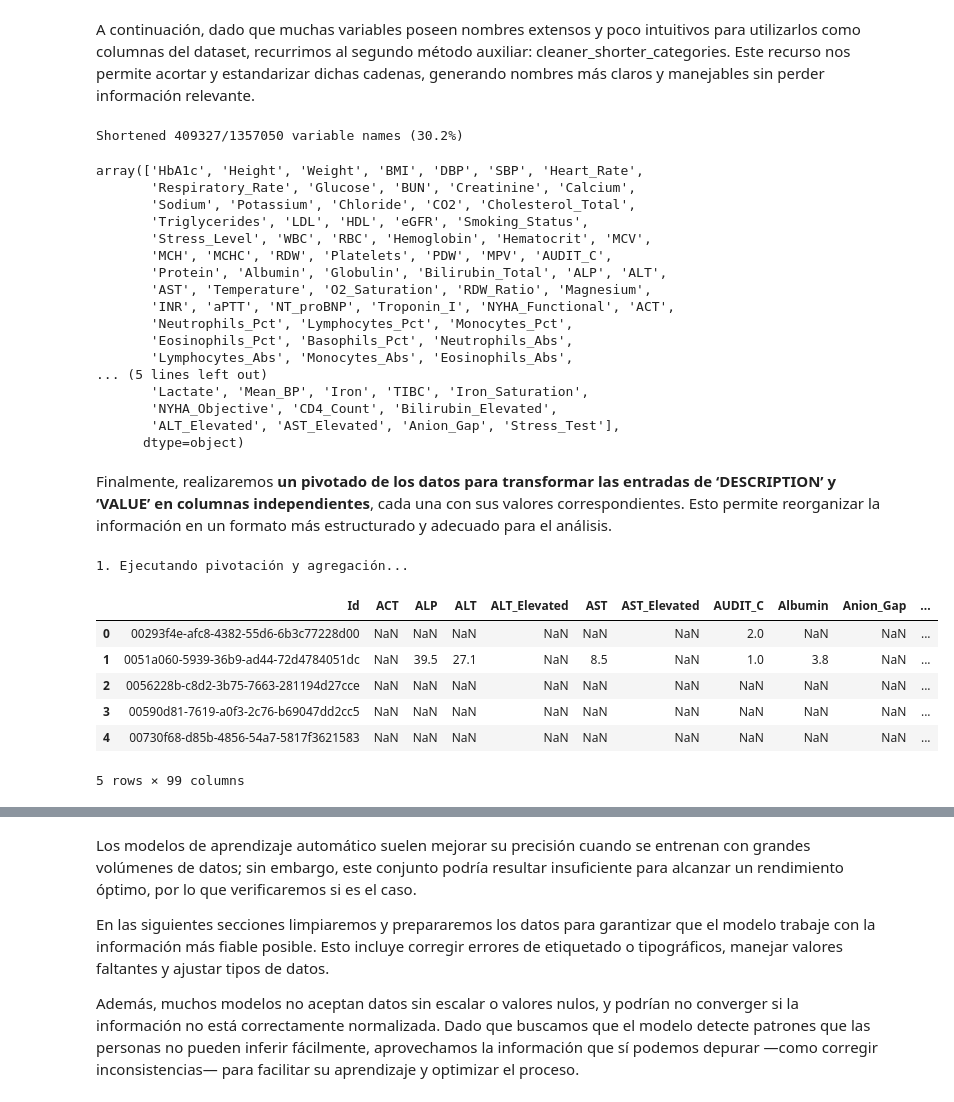
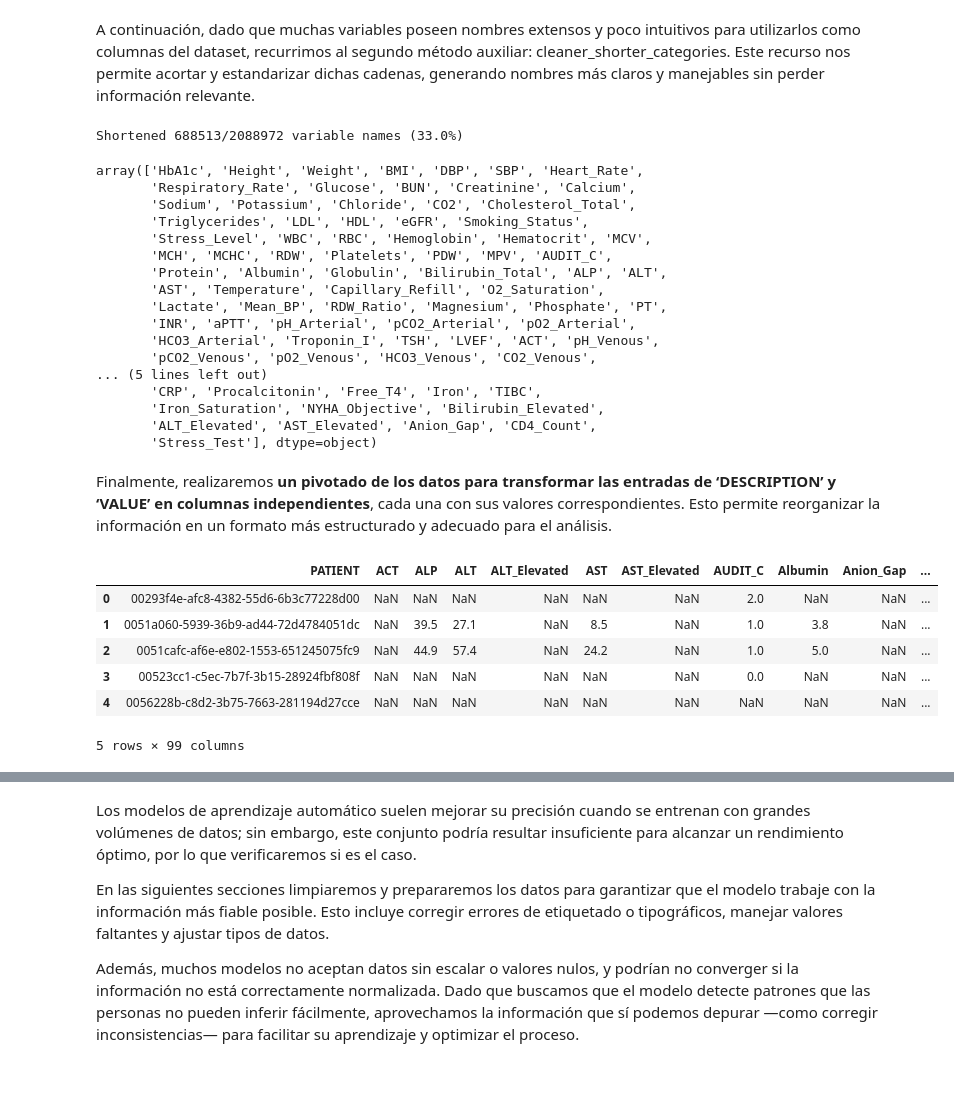
Before and after one commit to anavagi/anticoagulant-patology-analysis, a Jupyter notebook: Exploration_and_Classification.ipynb, the cells around one changed output, grey strips where cells are left out. Saved outputs shown, nothing was run; the diff lists cells and outputs as text; code cells hidden in the pictures.

```diff
--- a/Exploration_and_Classification.ipynb
+++ b/Exploration_and_Classification.ipynb
@@ -346,12 +307,12 @@ Al quedarnos solo con estas categorías y métricas específicas, garantizamos q
 # %%
 
 # Diagnostico de las categorias existentes
-diagnose_category_match(df_patients_observations, 'urinalysis', column='DESCRIPTION')
+diagnose_category_match(df_observations, 'urinalysis', column='DESCRIPTION')
 
 # Eliminar valores de categorias concretas
-df_patients_observations = drop_categories(df_patients_observations, ['urinalysis','microbiology','infectious','immunology_allergy','oncology','ophthalmology_imaging','mental_health','social_determinants','demographics','substance_use','administrative','other'], column='DESCRIPTION', fuzzy=True)
+df_observations = drop_categories(df_observations, ['urinalysis','microbiology','infectious','immunology_allergy','oncology','ophthalmology_imaging','mental_health','social_determinants','demographics','substance_use','administrative','other'], column='DESCRIPTION', fuzzy=True)
 
-df_patients_observations['DESCRIPTION'].unique()
+df_observations['DESCRIPTION'].unique()
 # %% [output]
 === Diagnosis for category: urinalysis ===
 Variables in category: 28
@@ -384,15 +345,15 @@ array(['Hemoglobin A1c/Hemoglobin.total in Blood', 'Body Height',
 # %% [markdown]
 A continuación, dado que muchas variables poseen nombres extensos y poco intuitivos para utilizarlos como columnas del dataset, recurrimos al segundo método auxiliar: cleaner_shorter_categories. Este recurso nos permite acortar y estandarizar dichas cadenas, generando nombres más claros y manejables sin perder información relevante.
 # %%
-df_observations_clean = shorten_variable_names(
-    df_patients_observations,
+df_observations = shorten_variable_names(
+    df_observations,
     column='DESCRIPTION',
     inplace=True  # Replace the column
 )
 
-df_patients_observations['DESCRIPTION'].unique()
+df_observations['DESCRIPTION'].unique()
 # %% [output]
-Shortened 409327/1357050 variable names (30.2%)
+Shortened 688513/2088972 variable names (33.0%)
 array(['HbA1c', 'Height', 'Weight', 'BMI', 'DBP', 'SBP', 'Heart_Rate',
        'Respiratory_Rate', 'Glucose', 'BUN', 'Creatinine', 'Calcium',
        'Sodium', 'Potassium', 'Chloride', 'CO2', 'Cholesterol_Total',
@@ -400,39 +361,34 @@ array(['HbA1c', 'Height', 'Weight', 'BMI', 'DBP', 'SBP', 'Heart_Rate',
        'Stress_Level', 'WBC', 'RBC', 'Hemoglobin', 'Hematocrit', 'MCV',
        'MCH', 'MCHC', 'RDW', 'Platelets', 'PDW', 'MPV', 'AUDIT_C',
        'Protein', 'Albumin', 'Globulin', 'Bilirubin_Total', 'ALP', 'ALT',
-       'AST', 'Temperature', 'O2_Saturation', 'RDW_Ratio', 'Magnesium',
-       'INR', 'aPTT', 'NT_proBNP', 'Troponin_I', 'NYHA_Functional', 'ACT',
-       'Neutrophils_Pct', 'Lymphocytes_Pct', 'Monocytes_Pct',
-       'Eosinophils_Pct', 'Basophils_Pct', 'Neutrophils_Abs',
-       'Lymphocytes_Abs', 'Monocytes_Abs', 'Eosinophils_Abs',
+       'AST', 'Temperature', 'Capillary_Refill', 'O2_Saturation',
+       'Lactate', 'Mean_BP', 'RDW_Ratio', 'Magnesium', 'Phosphate', 'PT',
+       'INR', 'aPTT', 'pH_Arterial', 'pCO2_Arterial', 'pO2_Arterial',
+       'HCO3_Arterial', 'Troponin_I', 'TSH', 'LVEF', 'ACT', 'pH_Venous',
+       'pCO2_Venous', 'pO2_Venous', 'HCO3_Venous', 'CO2_Venous',
 ... (5 lines left out)
-       'Lactate', 'Mean_BP', 'Iron', 'TIBC', 'Iron_Saturation',
-       'NYHA_Objective', 'CD4_Count', 'Bilirubin_Elevated',
-       'ALT_Elevated', 'AST_Elevated', 'Anion_Gap', 'Stress_Test'],
-      dtype=object)
+       'CRP', 'Procalcitonin', 'Free_T4', 'Iron', 'TIBC',
+       'Iron_Saturation', 'NYHA_Objective', 'Bilirubin_Elevated',
+       'ALT_Elevated', 'AST_Elevated', 'Anion_Gap', 'CD4_Count',
+       'Stress_Test'], dtype=object)
 # %% [markdown]
 Finalmente, realizaremos **un pivotado de los datos para transformar las entradas de ‘DESCRIPTION’ y ‘VALUE’ en columnas independientes**, cada una con sus valores correspondientes. Esto permite reorganizar la información en un formato más estructurado y adecuado para el análisis.
 # %%
-df_patients_observations_pivot = df_patients_observations.pivot_table(
-    index='Id',
+df_observations_pivot = df_observations.pivot_table(
+    index='PATIENT',
     columns='DESCRIPTION',
     values='VALUE',
     aggfunc='first'
 ).reset_index()
 
-df_patients_observations_pivot = df_patients_observations_pivot.rename_axis(None, axis=1)
+df_observations_pivot = df_observations_pivot.rename_axis(None, axis=1)
 
-
-#Guardaremos los datos pivotados en un nuevo csv
-df_patients_observations_pivot.to_csv('data/df_patients_observations_pivot.csv')
-
-df_patients_observations_pivot.head()
+df_observations_pivot.head()
 # %% [output]
+|  | PATIENT | ACT | ALP | ALT | ALT_Elevated | AST | AST_Elevated | AUDIT_C | Albumin | Anion_Gap | ... |
+| 0 | 00293f4e-afc8-4382-55d6-6b3c77228d00 | NaN | NaN | NaN | NaN | NaN | NaN | 2.0 | NaN | NaN | ... |
+| 1 | 0051a060-5939-36b9-ad44-72d4784051dc | NaN | 39.5 | 27.1 | NaN | 8.5 | NaN | 1.0 | 3.8 | NaN | ... |
+| 2 | 0051cafc-af6e-e802-1553-651245075fc9 | NaN | 44.9 | 57.4 | NaN | 24.2 | NaN | 1.0 | 5.0 | NaN | ... |
+| 3 | 00523cc1-c5ec-7b7f-3b15-28924fbf808f | NaN | NaN | NaN | NaN | NaN | NaN | 0.0 | NaN | NaN | ... |
+| 4 | 0056228b-c8d2-3b75-7663-281194d27cce | NaN | NaN | NaN | NaN | NaN | NaN | NaN | NaN | NaN | ... |
-1. Ejecutando pivotación y agregación...
+5 rows × 99 columns
-|  | Id | ACT | ALP | ALT | ALT_Elevated | AST | AST_Elevated | AUDIT_C | Albumin | Anion_Gap | ... |
-| 0 | 00293f4e-afc8-4382-55d6-6b3c77228d00 | NaN | NaN | NaN | NaN | NaN | NaN | 2.0 | NaN | NaN | ... |
-| 1 | 0051a060-5939-36b9-ad44-72d4784051dc | NaN | 39.5 | 27.1 | NaN | 8.5 | NaN | 1.0 | 3.8 | NaN | ... |
-| 2 | 0056228b-c8d2-3b75-7663-281194d27cce | NaN | NaN | NaN | NaN | NaN | NaN | NaN | NaN | NaN | ... |
-| 3 | 00590d81-7619-a0f3-2c76-b69047dd2cc5 | NaN | NaN | NaN | NaN | NaN | NaN | NaN | NaN | NaN | ... |
-| 4 | 00730f68-d85b-4856-54a7-5817f3621583 | NaN | NaN | NaN | NaN | NaN | NaN | NaN | NaN | NaN | ... |
-5 rows × 99 columns
```
Also changed, not shown: parts of 55 cells of this notebook.
